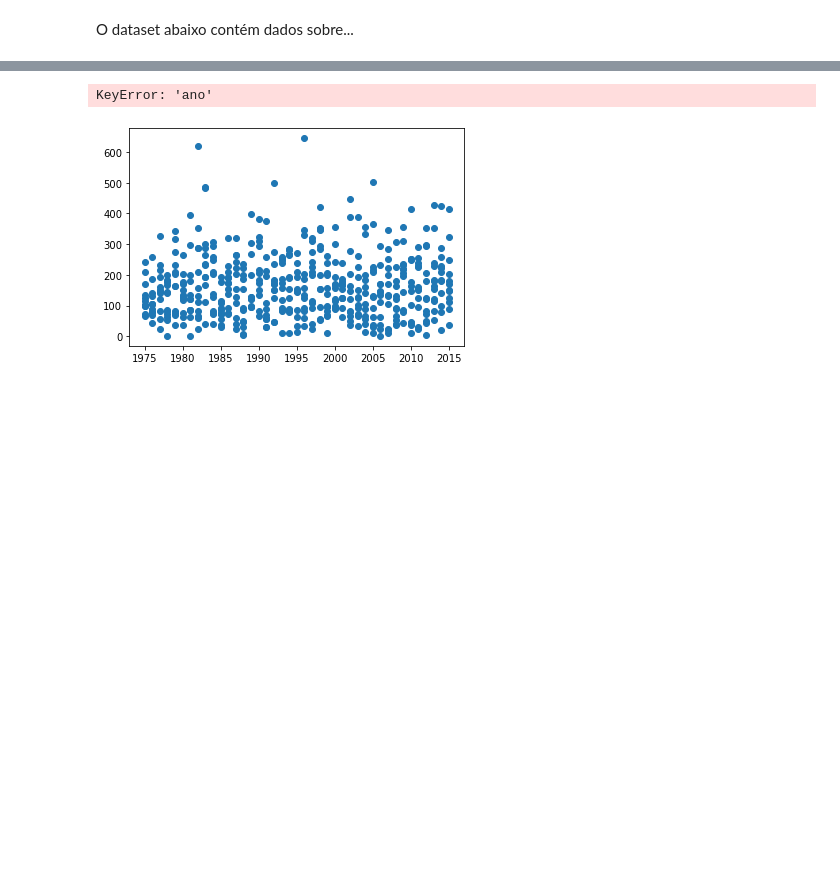
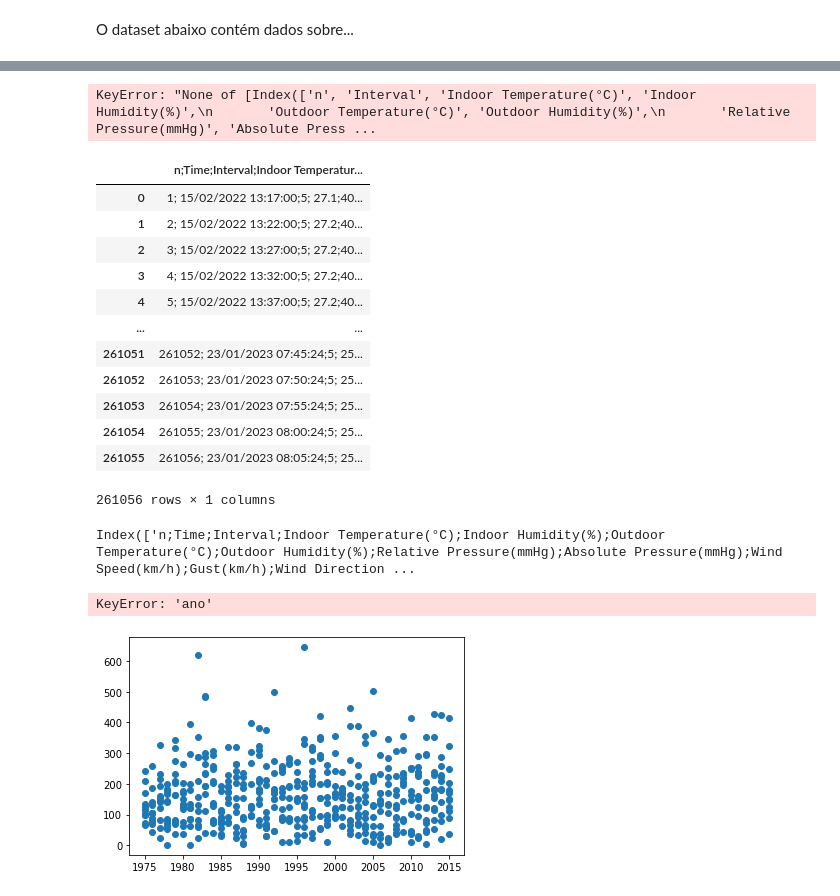
Before and after one commit to rps-ifpr/MLearningPython, a Jupyter notebook: MRegressao/RegressaoClima.ipynb, the cells around one changed output, grey strips where cells are left out. Cells and saved outputs as stored; diff of their text form; code cells hidden in the pictures; blank space fills up the shorter version.

```diff
--- a/MRegressao/RegressaoClima.ipynb
+++ b/MRegressao/RegressaoClima.ipynb
@@ -19,4 +20 @@ import statsmodels.formula.api as smf
 df = pd.read_csv('Mdados/dados.csv')
-# %%
-# Removendo a coluna "NO." já que não é relevante para a análise
-df = df.drop('NO.', axis=1)
@@ -25,3 +20,0 @@ KeyError: "['NO.'] not found in axis"
-# %%
-# Removendo a coluna "Interval." já que não é relevante para a análise
-df = df.drop('Interval', axis=1)
@@ -31,0 +65,5 @@ df.head()
+# %%
+def convert_comma(value):
+    return str(value).replace(".", ",")
+
+df = df.applymap(convert_comma)
@@ -32,3 +103,50 @@ df.head()
+# %%
+# Resumo das variáveis categoricas
+df[nums].describe()
+# %% [output]
+KeyError: "None of [Index(['n', 'Interval', 'Indoor Temperature(°C)', 'Indoor Humidity(%)',\n       'Outdoor Temperature(°C)', 'Outdoor Humidity(%)',\n       'Relative Pressure(mmHg)', 'Absolute Press ...
+# %%
+novos_nomes_variaveis = {
+    "n" : "N",
+    "Time": "Tempo",
+    "Interval": "Intervalo",
+    "Indoor Temperature(°C)": "Temp_int ",
+    "Indoor Humidity(%)": "Humidade_int ",
+    "Outdoor Temperature(°C)": "Temp_ext",
+    "Outdoor Humidity(%)": "Humidade_ext",
+    "Relative Pressure(mmHg)": "Pressao_rel",
+    "Absolute Pressure(mmHg)": "Pressao_abs",
+    "Wind Speed(km/h)": "Vel_vento",
+    "Gust(km/h);": "Temporal",
+    "Wind Direction": "Dir_vento ",
+    "DewPoint(°C)": "Orvalho",
+    "WindChill(°C)": "Sens_termica",
+    "Hour Rainfall(mm)": "Hr_chuva",
+    "24 Hour Rainfall(mm)": "Prec_24h",
+    "Week Rainfall(mm)": " Prec_semanal",
+    "Month Rainfall(mm)": "Prec_mes",
+    "Total Rainfall(mm)": "Prec_total",
+}
+# %%
+df.rename(columns=novos_nomes_variaveis, inplace=False)
+# %% [output]
+|  | n;Time;Interval;Indoor Temperatur... |
+| 0 | 1; 15/02/2022 13:17:00;5; 27.1;40... |
+| 1 | 2; 15/02/2022 13:22:00;5; 27.2;40... |
+| 2 | 3; 15/02/2022 13:27:00;5; 27.2;40... |
+| 3 | 4; 15/02/2022 13:32:00;5; 27.2;40... |
+| 4 | 5; 15/02/2022 13:37:00;5; 27.2;40... |
+| ... | ... |
+| 261051 | 261052; 23/01/2023 07:45:24;5; 25... |
+| 261052 | 261053; 23/01/2023 07:50:24;5; 25... |
+| 261053 | 261054; 23/01/2023 07:55:24;5; 25... |
+| 261054 | 261055; 23/01/2023 08:00:24;5; 25... |
+| 261055 | 261056; 23/01/2023 08:05:24;5; 25... |
+261056 rows × 1 columns
+# %%
+df.columns
+# %% [output]
+Index(['n;Time;Interval;Indoor Temperature(°C);Indoor Humidity(%);Outdoor Temperature(°C);Outdoor Humidity(%);Relative Pressure(mmHg);Absolute Pressure(mmHg);Wind Speed(km/h);Gust(km/h);Wind Direction ...
 # %%
 # Definindo variáveis x e y
 X = df['ano'].values
```
Also changed, not shown: parts of 20 cells of this notebook, 1 other file.
